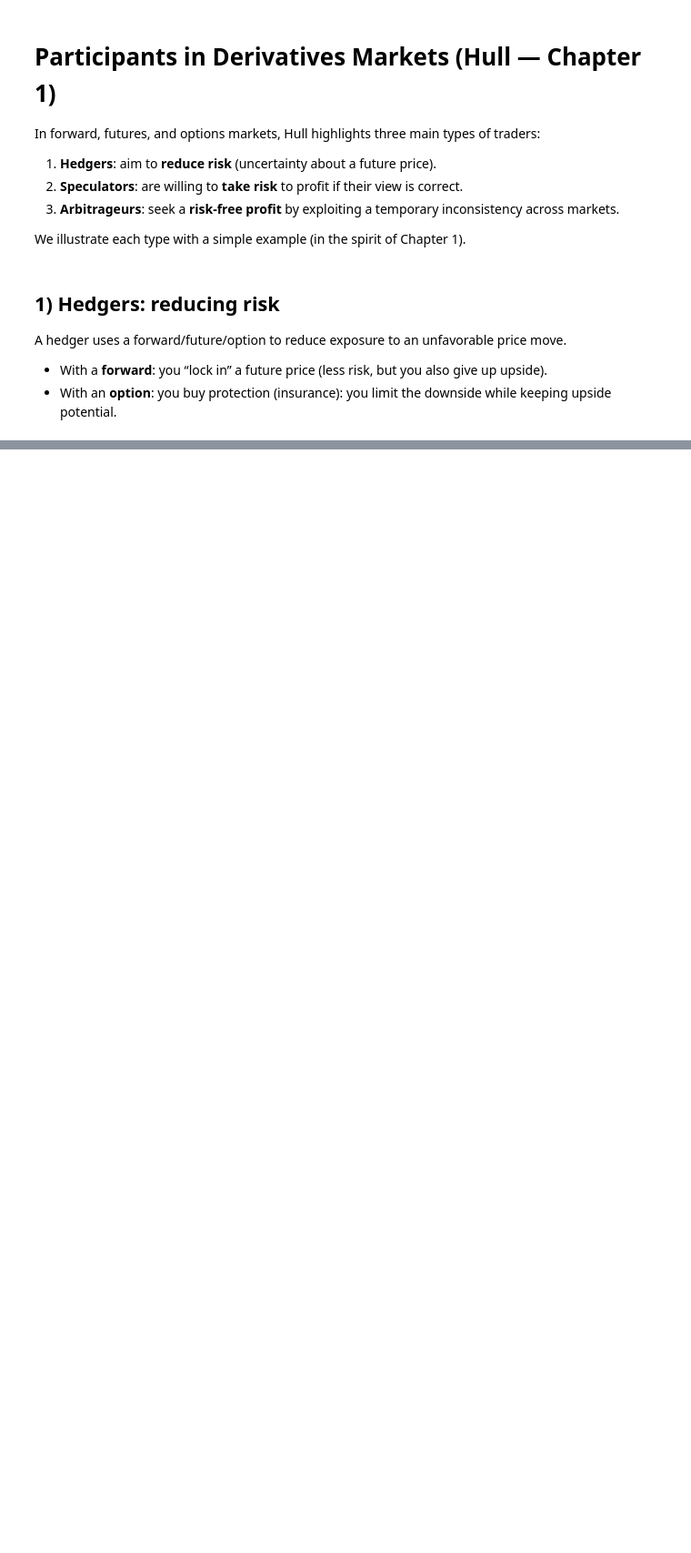
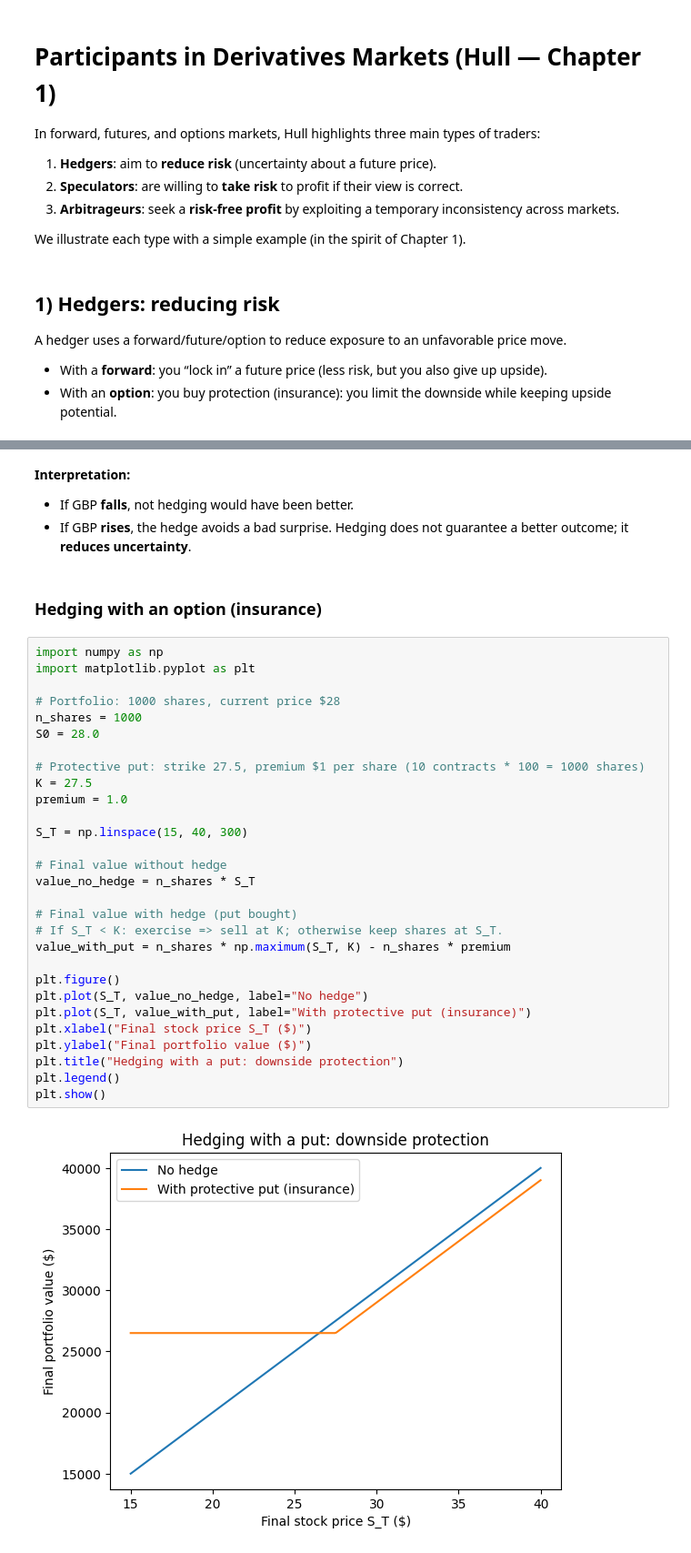
Before and after one commit to Virgiletupet/Option_Futures_And_Derivatives_Applications, a Jupyter notebook: 1_Type_of_Trader.ipynb, the cells around one changed output, grey strips where cells are left out. Shown at 91% size. Cells and saved outputs as stored; diff of their text form; blank space fills up the shorter version.

```diff
--- a/1_Type_of_Trader.ipynb
+++ b/1_Type_of_Trader.ipynb
@@ -35,0 +40,38 @@ for ST in ST_scenarios:
+# %% [markdown]
+**Interpretation:**
+- If GBP **falls**, not hedging would have been better.
+- If GBP **rises**, the hedge avoids a bad surprise.
+Hedging does not guarantee a better outcome; it **reduces uncertainty**.
+# %% [markdown]
+### Hedging with an option (insurance)
+# %%
+import numpy as np
+import matplotlib.pyplot as plt
+
+# Portfolio: 1000 shares, current price $28
+n_shares = 1000
+S0 = 28.0
+
+# Protective put: strike 27.5, premium $1 per share (10 contracts * 100 = 1000 shares)
+K = 27.5
+premium = 1.0
+
+S_T = np.linspace(15, 40, 300)
+
+# Final value without hedge
+value_no_hedge = n_shares * S_T
+
+# Final value with hedge (put bought)
+# If S_T < K: exercise => sell at K; otherwise keep shares at S_T.
+value_with_put = n_shares * np.maximum(S_T, K) - n_shares * premium
+
+plt.figure()
+plt.plot(S_T, value_no_hedge, label="No hedge")
+plt.plot(S_T, value_with_put, label="With protective put (insurance)")
+plt.xlabel("Final stock price S_T ($)")
+plt.ylabel("Final portfolio value ($)")
+plt.title("Hedging with a put: downside protection")
+plt.legend()
+plt.show()
+# %% [output]
+[figure, added]
```
Also changed, not shown: parts of 11 cells of this notebook.
